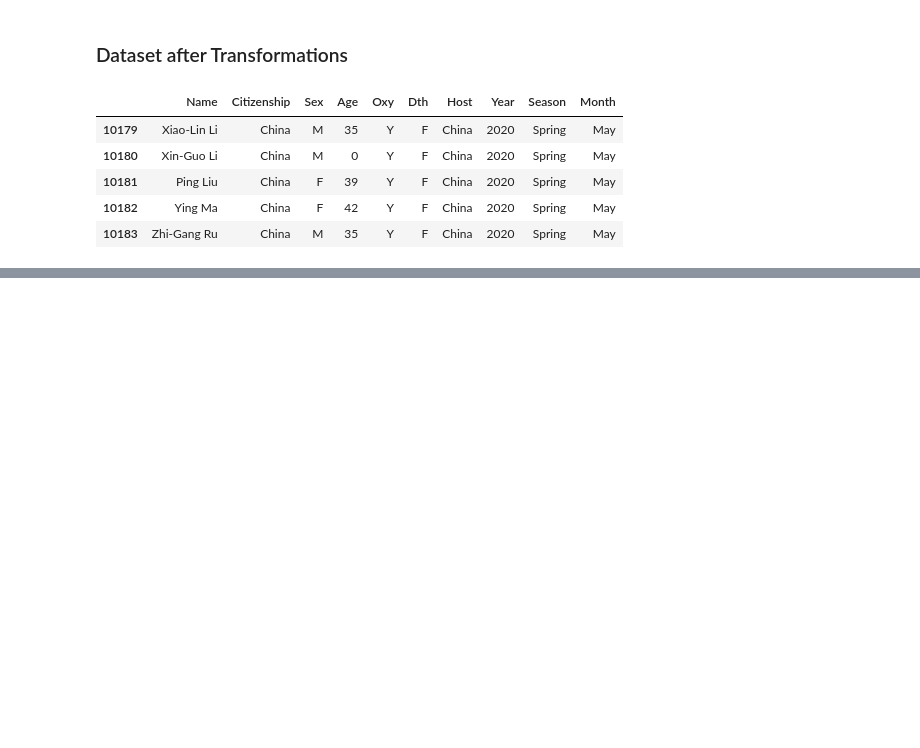
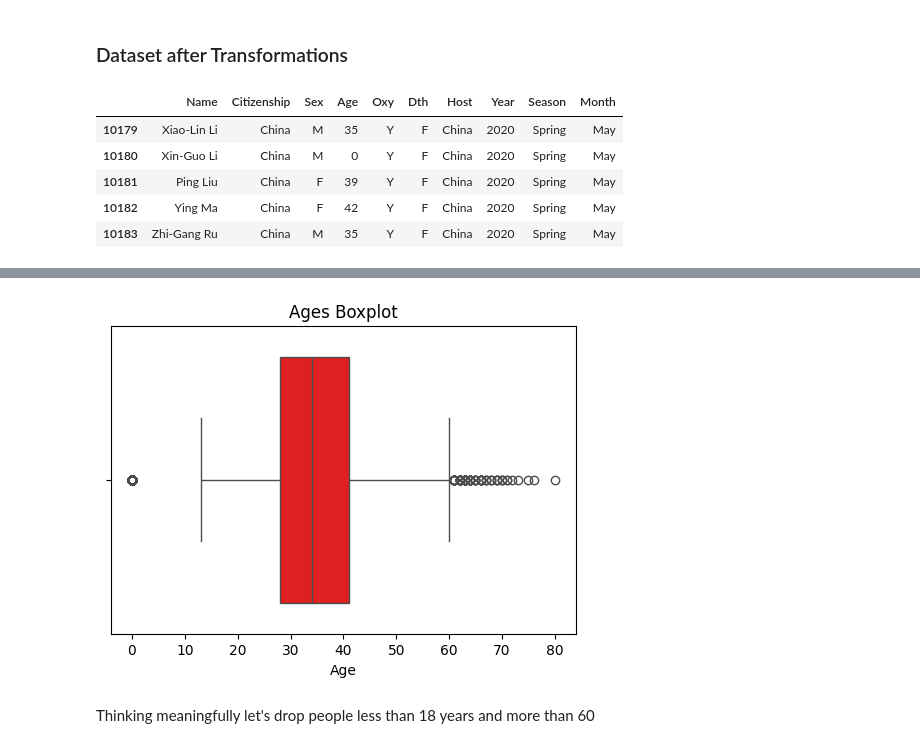
Before and after one commit to Colo07/MtEverestAscentAnalysis, a Jupyter notebook: EverestAscent.ipynb, the cells around one changed output, grey strips where cells are left out. Cells and saved outputs as stored; diff of their text form; code cells hidden in the pictures; blank space fills up the shorter version.

Commit message:
Looking for patterns by graphics

```diff
--- a/EverestAscent.ipynb
+++ b/EverestAscent.ipynb
@@ -83,3 +83,7 @@ df['Dth'] = df['Dth'].replace({
     '.': 'F',
     'Y': 'T'
 })
+# %%
+#Object to int
+df['Year'] = df['Year'].astype(int)
+print(df.dtypes)
@@ -113,0 +115,9 @@ plt.show()
+# %%
+plt.figure(figsize=(6,4))
+sns.boxplot(x=df['Age'], color="red")
+plt.title("Ages Boxplot")
+plt.show()
+# %% [output]
+[figure, added]
+# %% [markdown]
+Thinking meaningfully let's drop people less than 18 years and more than 60
```
Also changed, not shown: parts of 22 cells of this notebook.
